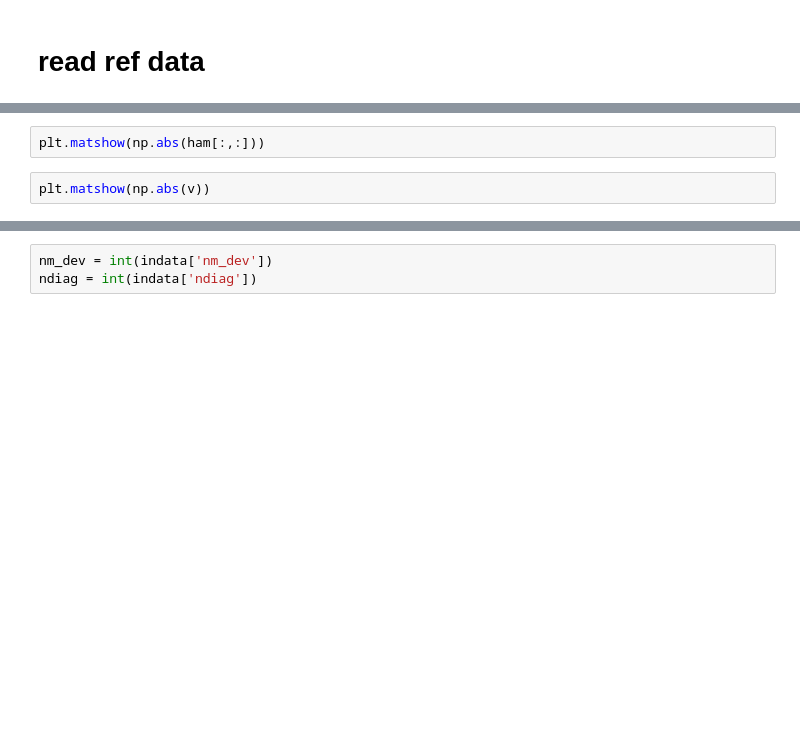
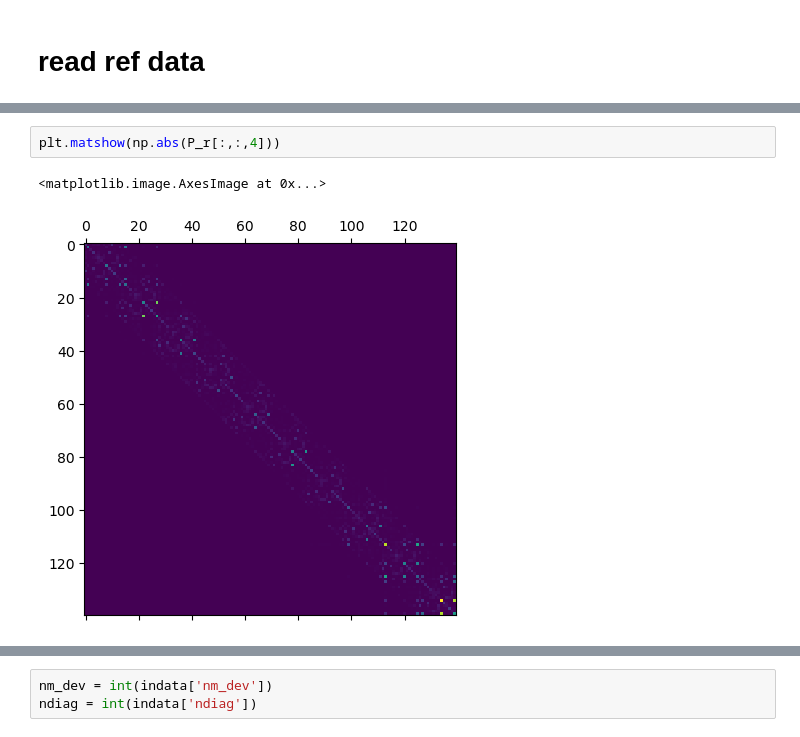
Before and after one commit to jiangcao/eurohack24_nanotcad, a Jupyter notebook: src/bse.ipynb, the cells around one changed output, grey strips where cells are left out. Cells and saved outputs as stored; diff of their text form; blank space fills up the shorter version.

```diff
--- a/src/bse.ipynb
+++ b/src/bse.ipynb
@@ -19,6 +29,7 @@ W=indata['W0_r']
 # %%
-plt.matshow(np.abs(ham[:,:]))
+plt.matshow(np.abs(P_r[:,:,4]))
+# %% [output]
+<matplotlib.image.AxesImage at 0x...>
+[figure, added]
-# %%
-plt.matshow(np.abs(v))
 # %%
 plt.matshow(np.imag(GL[:,:,100]))
```
Also changed, not shown: parts of 8 cells of this notebook, 2 other files.
